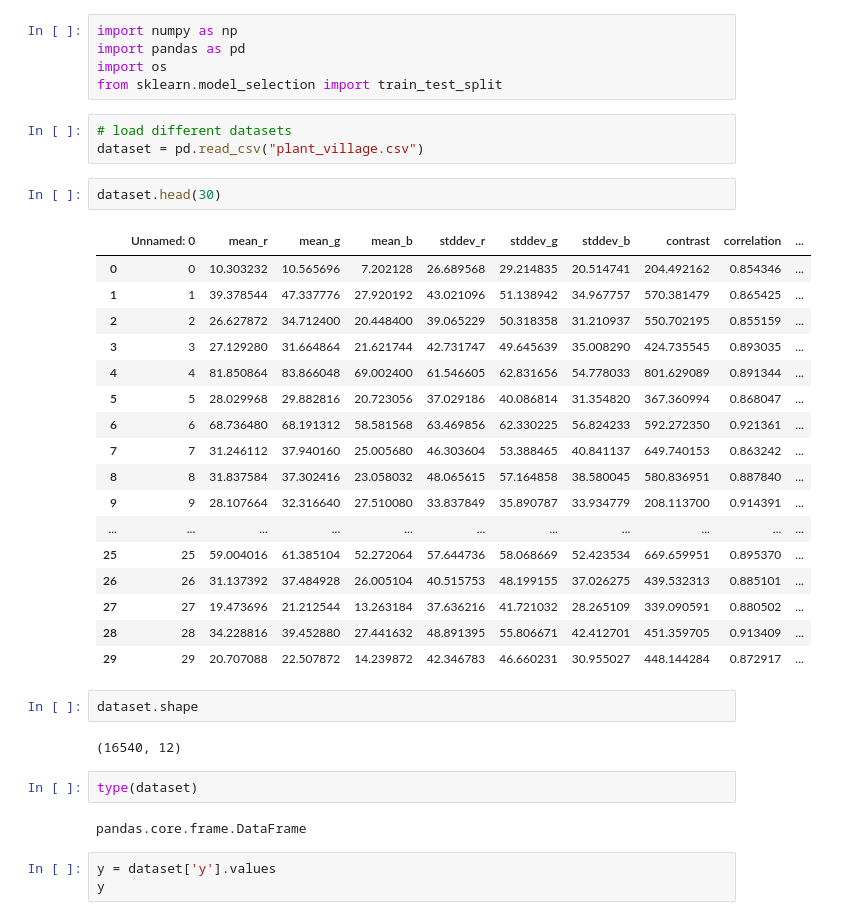
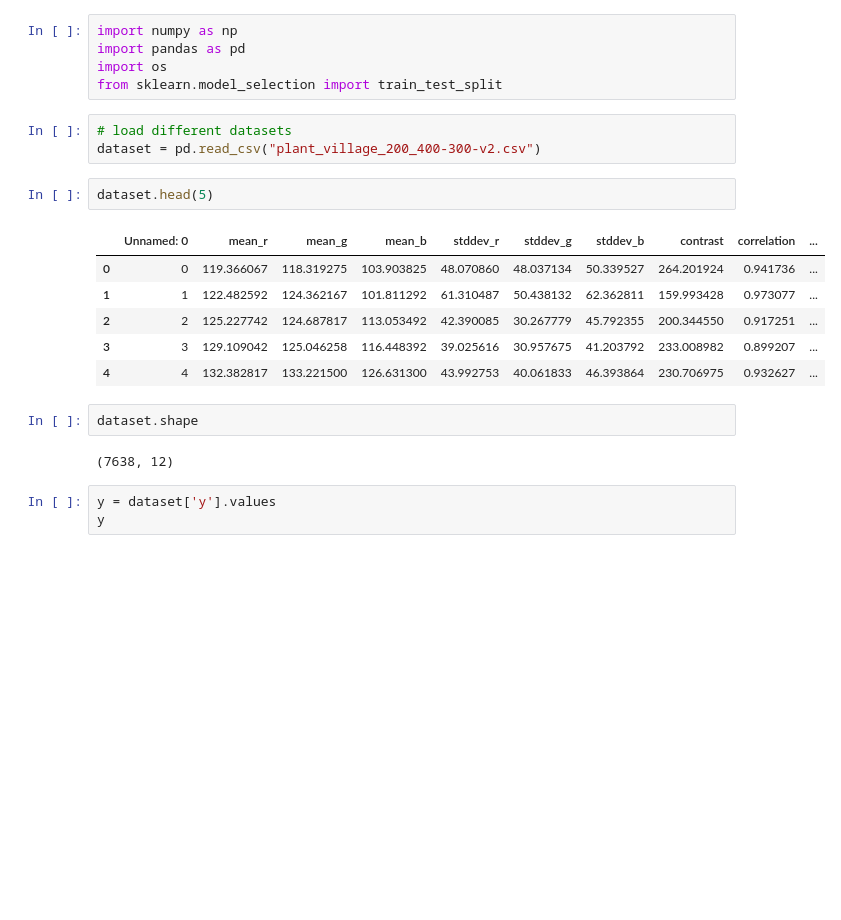
Before and after one commit to kunal23kmr/Disease-Detection-in-Crop-Plant-Village-Dataset, a Jupyter notebook: 4 classify leaves using SVM.ipynb, the cells around one changed output. Cells and saved outputs as stored; diff of their text form; blank space fills up the shorter version.

```diff
--- a/4 classify leaves using SVM.ipynb
+++ b/4 classify leaves using SVM.ipynb
@@ -5,35 +5,20 @@ import os
 from sklearn.model_selection import train_test_split
 # %%
 # load different datasets
-dataset = pd.read_csv("plant_village.csv")
+dataset = pd.read_csv("plant_village_200_400-300-v2.csv")
 # %%
-dataset.head(30)
+dataset.head(5)
 # %% [output]
 |  | Unnamed: 0 | mean_r | mean_g | mean_b | stddev_r | stddev_g | stddev_b | contrast | correlation | ... |
-| 0 | 0 | 10.303232 | 10.565696 | 7.202128 | 26.689568 | 29.214835 | 20.514741 | 204.492162 | 0.854346 | ... |
-| 1 | 1 | 39.378544 | 47.337776 | 27.920192 | 43.021096 | 51.138942 | 34.967757 | 570.381479 | 0.865425 | ... |
-| 2 | 2 | 26.627872 | 34.712400 | 20.448400 | 39.065229 | 50.318358 | 31.210937 | 550.702195 | 0.855159 | ... |
-| 3 | 3 | 27.129280 | 31.664864 | 21.621744 | 42.731747 | 49.645639 | 35.008290 | 424.735545 | 0.893035 | ... |
-| 4 | 4 | 81.850864 | 83.866048 | 69.002400 | 61.546605 | 62.831656 | 54.778033 | 801.629089 | 0.891344 | ... |
-| 5 | 5 | 28.029968 | 29.882816 | 20.723056 | 37.029186 | 40.086814 | 31.354820 | 367.360994 | 0.868047 | ... |
-| 6 | 6 | 68.736480 | 68.191312 | 58.581568 | 63.469856 | 62.330225 | 56.824233 | 592.272350 | 0.921361 | ... |
-| 7 | 7 | 31.246112 | 37.940160 | 25.005680 | 46.303604 | 53.388465 | 40.841137 | 649.740153 | 0.863242 | ... |
-| 8 | 8 | 31.837584 | 37.302416 | 23.058032 | 48.065615 | 57.164858 | 38.580045 | 580.836951 | 0.887840 | ... |
-| 9 | 9 | 28.107664 | 32.316640 | 27.510080 | 33.837849 | 35.890787 | 33.934779 | 208.113700 | 0.914391 | ... |
-| ... | ... | ... | ... | ... | ... | ... | ... | ... | ... | ... |
-| 25 | 25 | 59.004016 | 61.385104 | 52.272064 | 57.644736 | 58.068669 | 52.423534 | 669.659951 | 0.895370 | ... |
-| 26 | 26 | 31.137392 | 37.484928 | 26.005104 | 40.515753 | 48.199155 | 37.026275 | 439.532313 | 0.885101 | ... |
-| 27 | 27 | 19.473696 | 21.212544 | 13.263184 | 37.636216 | 41.721032 | 28.265109 | 339.090591 | 0.880502 | ... |
-| 28 | 28 | 34.228816 | 39.452880 | 27.441632 | 48.891395 | 55.806671 | 42.412701 | 451.359705 | 0.913409 | ... |
-| 29 | 29 | 20.707088 | 22.507872 | 14.239872 | 42.346783 | 46.660231 | 30.955027 | 448.144284 | 0.872917 | ... |
+| 0 | 0 | 119.366067 | 118.319275 | 103.903825 | 48.070860 | 48.037134 | 50.339527 | 264.201924 | 0.941736 | ... |
+| 1 | 1 | 122.482592 | 124.362167 | 101.811292 | 61.310487 | 50.438132 | 62.362811 | 159.993428 | 0.973077 | ... |
+| 2 | 2 | 125.227742 | 124.687817 | 113.053492 | 42.390085 | 30.267779 | 45.792355 | 200.344550 | 0.917251 | ... |
+| 3 | 3 | 129.109042 | 125.046258 | 116.448392 | 39.025616 | 30.957675 | 41.203792 | 233.008982 | 0.899207 | ... |
+| 4 | 4 | 132.382817 | 133.221500 | 126.631300 | 43.992753 | 40.061833 | 46.393864 | 230.706975 | 0.932627 | ... |
 # %%
 dataset.shape
 # %% [output]
-(16540, 12)
+(7638, 12)
-# %%
-type(dataset)
-# %% [output]
-pandas.core.frame.DataFrame
 # %%
 y = dataset['y'].values
 y
```
Also changed, not shown: parts of 24 cells of this notebook, 4 other files.
